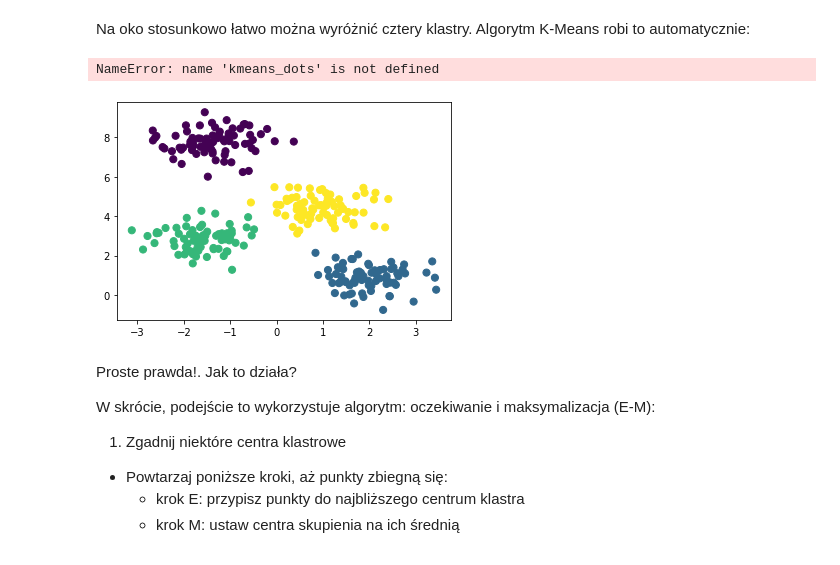
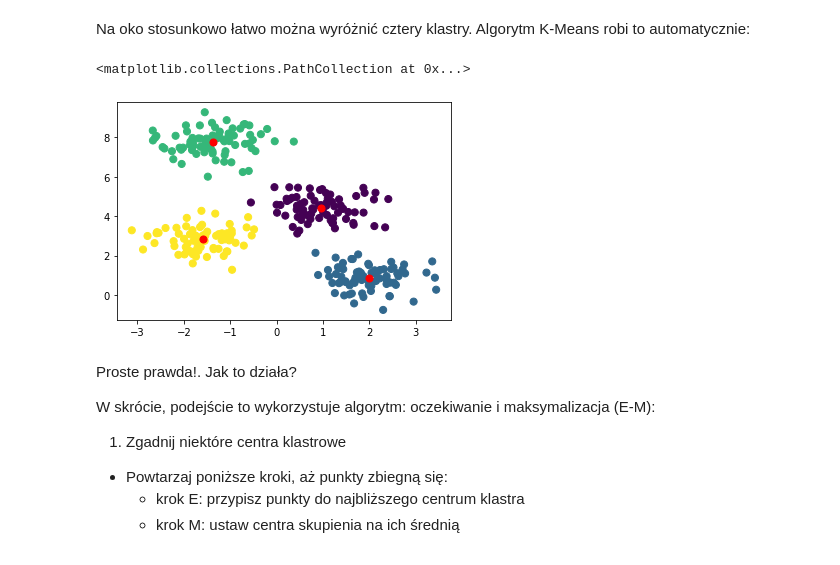
Before and after one commit to mikiisz/ml-tutorial6, a Jupyter notebook: ml_tutorial6.ipynb, the cells around one changed output. Cells and saved outputs as stored; diff of their text form; code cells hidden in the pictures.

```diff
--- a/ml_tutorial6.ipynb
+++ b/ml_tutorial6.ipynb
@@ -52,15 +52,15 @@ Na oko stosunkowo łatwo można wyróżnić cztery klastry. Algorytm K-Means rob
 # %%
 from sklearn.cluster import KMeans
 
 km = KMeans(n_clusters=4)
-y_kmeans = km.fit_predict(X)
+predicted_labels = km.fit_predict(X)
 
-plt.scatter(X[:, 0], X[:, 1], c=y_kmeans, s=50, cmap='viridis')
-centers = kmeans_dots.cluster_centers_
-plt.scatter(centers[:, 0], centers[:, 1], c="red", s=50)
+plt.scatter(X[:, 0], X[:, 1], c=predicted_labels, s=50, cmap='viridis')
+centroids = km.cluster_centers_
+plt.scatter(centroids[:, 0], centroids[:, 1], c="red", s=50)
 # %% [output]
-NameError: name 'kmeans_dots' is not defined
+<matplotlib.collections.PathCollection at 0x...>
-[figure, old version]
+[figure, new version]
 # %% [markdown]
 Proste prawda!. Jak to działa?
 
```
Also changed, not shown: parts of 13 cells of this notebook, 2 other files.
